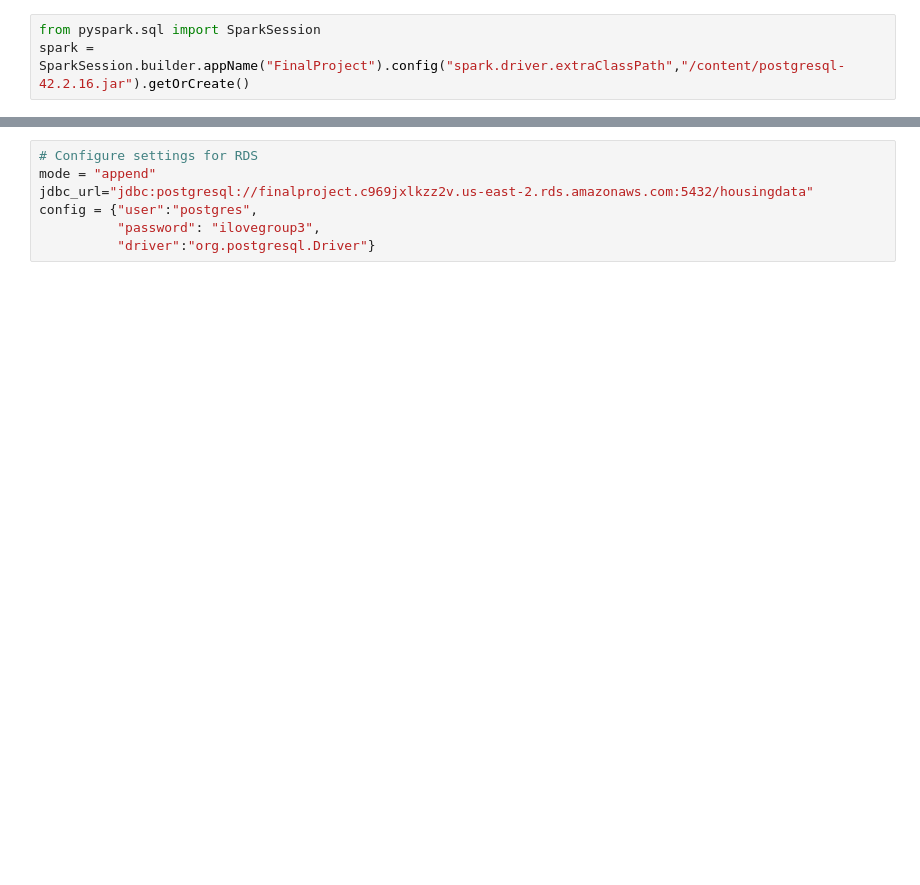
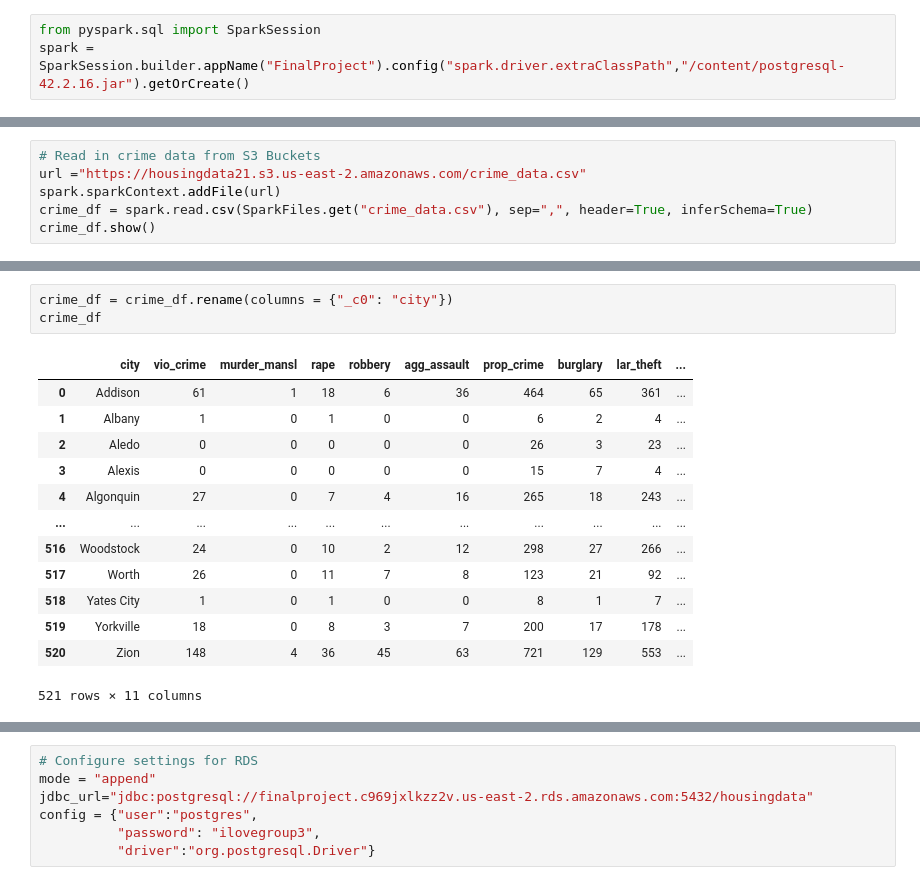
Before and after one commit to sonjaynicolay/Final_Project, a Jupyter notebook: Cleaning_LoadIn.ipynb, the cells around one changed output, grey strips where cells are left out. Saved outputs shown, nothing was run; the diff lists cells and outputs as text; blank space fills up the shorter version.

```diff
--- a/Cleaning_LoadIn.ipynb
+++ b/Cleaning_LoadIn.ipynb
@@ -106,0 +129,6 @@ only showing top 20 rows
+# %%
+# Read in crime data from S3 Buckets
+url ="https://housingdata21.s3.us-east-2.amazonaws.com/crime_data.csv"
+spark.sparkContext.addFile(url)
+crime_df = spark.read.csv(SparkFiles.get("crime_data.csv"), sep=",", header=True, inferSchema=True)
+crime_df.show()
@@ -106,0 +217,17 @@ only showing top 20 rows
+# %%
+crime_df = crime_df.rename(columns = {"_c0": "city"})
+crime_df
+# %% [output]
+|  | city | vio_crime | murder_mansl | rape | robbery | agg_assault | prop_crime | burglary | lar_theft | ... |
+| 0 | Addison | 61 | 1 | 18 | 6 | 36 | 464 | 65 | 361 | ... |
+| 1 | Albany | 1 | 0 | 1 | 0 | 0 | 6 | 2 | 4 | ... |
+| 2 | Aledo | 0 | 0 | 0 | 0 | 0 | 26 | 3 | 23 | ... |
+| 3 | Alexis | 0 | 0 | 0 | 0 | 0 | 15 | 7 | 4 | ... |
+| 4 | Algonquin | 27 | 0 | 7 | 4 | 16 | 265 | 18 | 243 | ... |
+| ... | ... | ... | ... | ... | ... | ... | ... | ... | ... | ... |
+| 516 | Woodstock | 24 | 0 | 10 | 2 | 12 | 298 | 27 | 266 | ... |
+| 517 | Worth | 26 | 0 | 11 | 7 | 8 | 123 | 21 | 92 | ... |
+| 518 | Yates City | 1 | 0 | 1 | 0 | 0 | 8 | 1 | 7 | ... |
+| 519 | Yorkville | 18 | 0 | 8 | 3 | 7 | 200 | 17 | 178 | ... |
+| 520 | Zion | 148 | 4 | 36 | 45 | 63 | 721 | 129 | 553 | ... |
+521 rows × 11 columns
```
Also changed, not shown: parts of 35 cells of this notebook, 7 other files.
